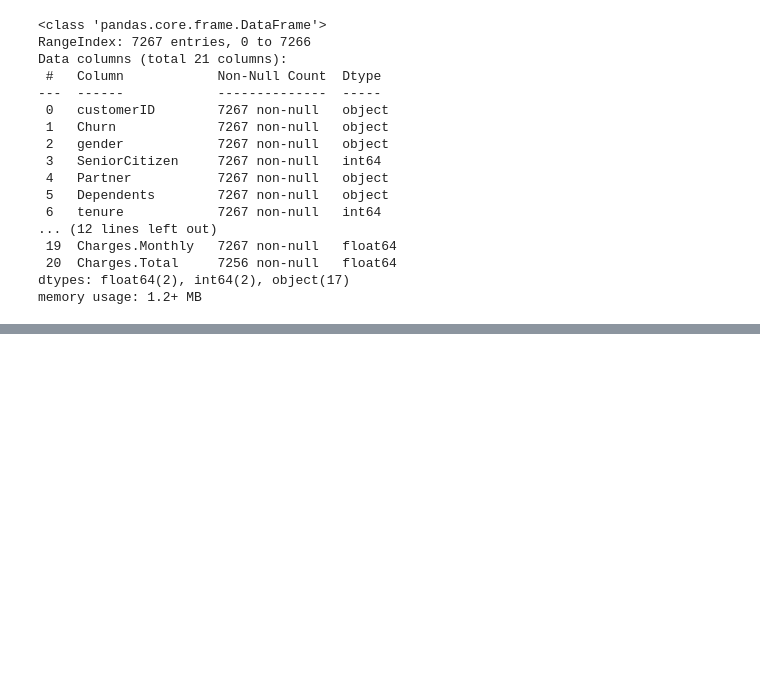
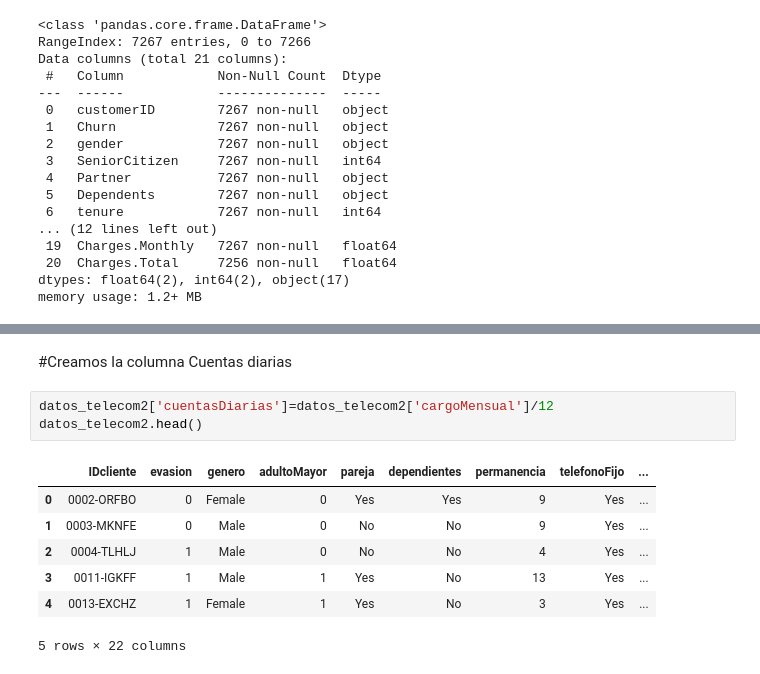
Before and after one commit to taniagoa/Segundo-challenge-CD-Telecom, a Jupyter notebook: segundo_challenge_Telecom.ipynb, the cells around one changed output, grey strips where cells are left out. Cells and saved outputs as stored; diff of their text form; blank space fills up the shorter version.

```diff
--- a/segundo_challenge_Telecom.ipynb
+++ b/segundo_challenge_Telecom.ipynb
@@ -146,0 +208,13 @@ memory usage: 1.2+ MB
+# %% [markdown]
+#Creamos la columna Cuentas diarias
+# %%
+datos_telecom2['cuentasDiarias']=datos_telecom2['cargoMensual']/12
+datos_telecom2.head()
+# %% [output]
+|  | IDcliente | evasion | genero | adultoMayor | pareja | dependientes | permanencia | telefonoFijo | ... |
+| 0 | 0002-ORFBO | 0 | Female | 0 | Yes | Yes | 9 | Yes | ... |
+| 1 | 0003-MKNFE | 0 | Male | 0 | No | No | 9 | Yes | ... |
+| 2 | 0004-TLHLJ | 1 | Male | 0 | No | No | 4 | Yes | ... |
+| 3 | 0011-IGKFF | 1 | Male | 1 | Yes | No | 13 | Yes | ... |
+| 4 | 0013-EXCHZ | 1 | Female | 1 | Yes | No | 3 | Yes | ... |
+5 rows × 22 columns
```
Also changed, not shown: parts of 10 cells of this notebook.
